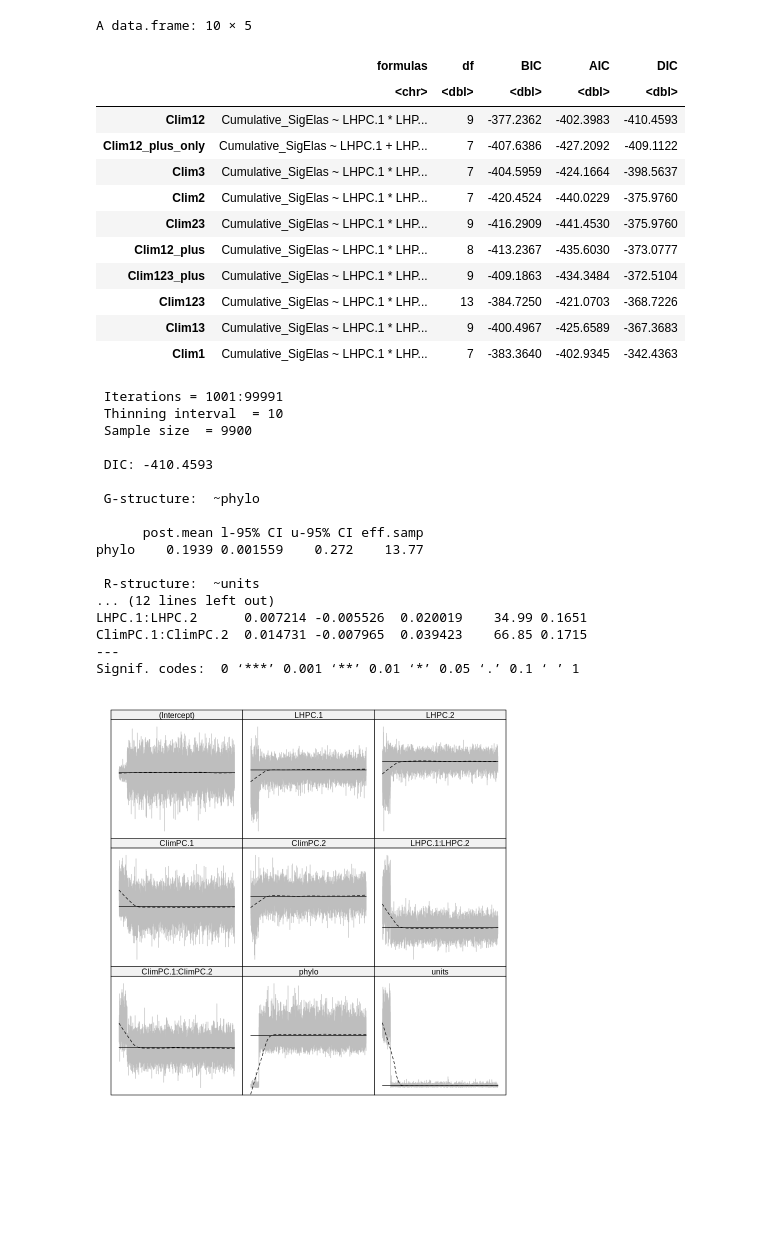
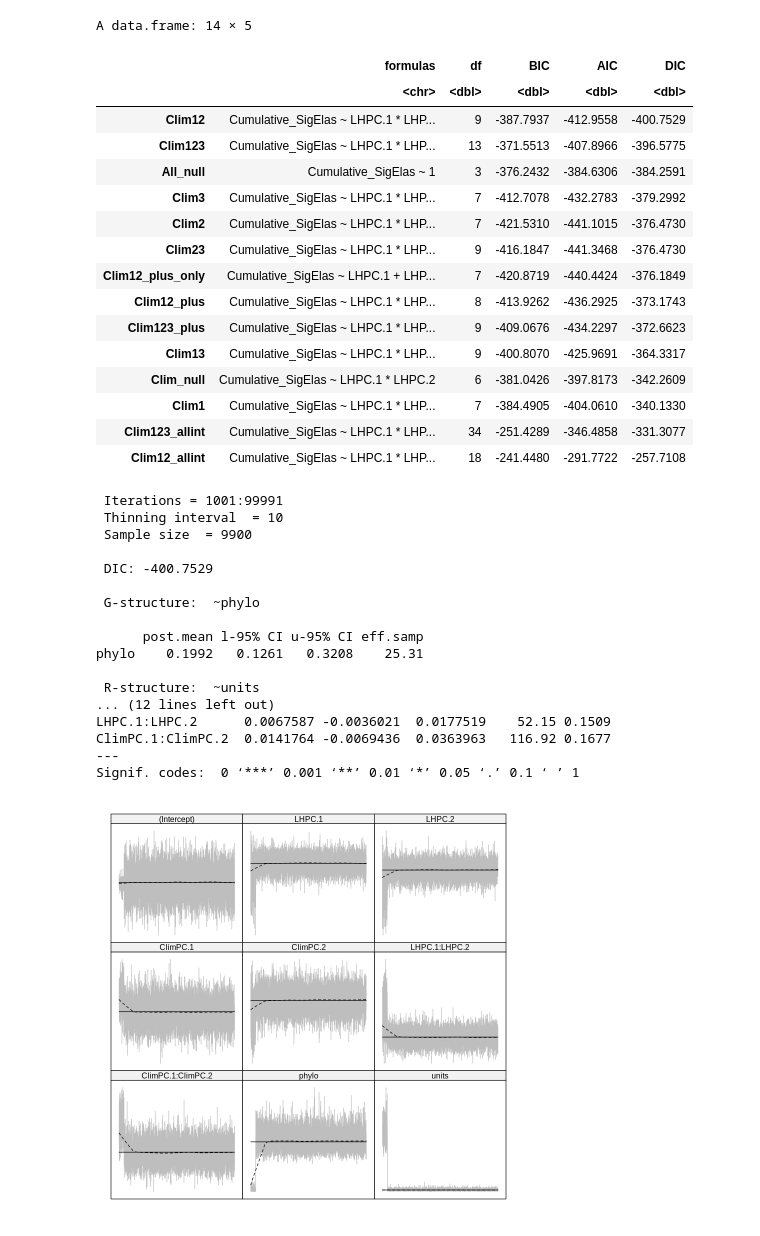
Before and after one commit to Ecosantos/Demogbuff-pops, a Jupyter notebook: 5a - MCMCglmm - Model selection.ipynb, the cells around one changed output. Saved outputs shown, nothing was run; the diff lists cells and outputs as text; code cells hidden in the pictures; blank space fills up the shorter version.

```diff
--- a/5a - MCMCglmm - Model selection.ipynb
+++ b/5a - MCMCglmm - Model selection.ipynb
@@ -83,5 +86,6 @@ load("Data/GLMMdata.Rdata")
 # %%
-data_model%>%glimpse()
+
+
 #'===========================================================
 # ---- Define priors ----
 #'===========================================================
@@ -122,6 +126,10 @@ fit_mcmcglmm <- function(formula) {
 }
 
 
+# Models all interactions
+Clim123_allint <- fit_mcmcglmm(Cumulative_SigElas ~ LHPC.1 * LHPC.2 * ClimPC.1 * ClimPC.2 * ClimPC.3);print("Clim12_allint - OK")
+Clim12_allint <- fit_mcmcglmm(Cumulative_SigElas ~ LHPC.1 * LHPC.2 * ClimPC.1 * ClimPC.2);print("Clim12_allint - OK")
+
 # Models with interactions
 Clim123 <- fit_mcmcglmm(Cumulative_SigElas ~ LHPC.1 * LHPC.2 + ClimPC.1 * ClimPC.2 * ClimPC.3);print("Clim123 - OK")
 Clim12 <- fit_mcmcglmm(Cumulative_SigElas ~ LHPC.1 * LHPC.2 + ClimPC.1 * ClimPC.2);print("Clim12 - OK")
@@ -133,10 +141,14 @@ Clim123_plus<-fit_mcmcglmm(Cumulative_SigElas~LHPC.1 * LHPC.2 + ClimPC.1 + ClimP
 Clim12_plus<-fit_mcmcglmm(Cumulative_SigElas~LHPC.1 * LHPC.2 + ClimPC.1 + ClimPC.2);print("Clim12_plus - OK")
 
 # Aditive for life history and climatic data
-Clim12_plus_only<-fit_mcmcglmm(Cumulative_SigElas~LHPC.1 + LHPC.2 + ClimPC.1 + ClimPC.2);print("Clim12 plusonly - OK")
+Clim12_plus_only<-fit_mcmcglmm(Cumulative_SigElas~LHPC.1 + LHPC.2 + ClimPC.1 + ClimPC.2);print("Clim12 plus_only - OK")
 
 # Models with single climatic variable
 Clim1 <- fit_mcmcglmm(Cumulative_SigElas ~ LHPC.1 * LHPC.2 + ClimPC.1);print("Clim1 - OK")
 Clim2 <- fit_mcmcglmm(Cumulative_SigElas ~ LHPC.1 * LHPC.2 + ClimPC.2);print("Clim2 - OK")
 Clim3 <- fit_mcmcglmm(Cumulative_SigElas ~ LHPC.1 * LHPC.2 + ClimPC.3);print("Clim3 - OK")
+
+# Null model
+All_null <- fit_mcmcglmm(Cumulative_SigElas ~ 1 );print("all_NULL - OK")
+Clim_null <- fit_mcmcglmm(Cumulative_SigElas ~ LHPC.1 * LHPC.2 );print("Clim_NULL - OK")
 # %% [output]
@@ -160,64 +169,71 @@ $ LHPC.1               <dbl> 4.0555225, -2.9624200, -3.5976811, 1.6025393, 1.0
 # %%
 forms<-lapply(
   lapply(
-    list(Clim1,Clim2,Clim3,
+    list(All_null,Clim_null,
+         Clim1,Clim2,Clim3,
          Clim123,
          Clim12,Clim13,Clim23,
          Clim123_plus,Clim12_plus,
-         Clim12_plus_only),formula),
+         Clim12_plus_only,
+         Clim123_allint,Clim123_allint),formula),
           function(f) paste(deparse(formula(f)), collapse = ""))%>%do.call(rbind,.)
 
 mod_out<-cbind(formulas=forms,
-  BIC(Clim1,Clim2,Clim3,Clim123,Clim12,Clim13,Clim23,Clim123_plus,Clim12_plus,Clim12_plus_only),
-  AIC=AIC(Clim1,Clim2,Clim3,Clim123,Clim12,Clim13,Clim23,Clim123_plus,Clim12_plus,Clim12_plus_only)[,2],
-  DIC=DIC(Clim1,Clim2,Clim3,Clim123,Clim12,Clim13,Clim2,Clim123_plus,Clim12_plus,Clim12_plus_only)[,2])%>%
+  BIC(All_null,Clim_null,Clim1,Clim2,Clim3,Clim123,Clim12,Clim13,Clim23,Clim123_plus,Clim12_plus,Clim12_plus_only,Clim123_allint,Clim12_allint),
+  AIC=AIC(All_null,Clim_null,Clim1,Clim2,Clim3,Clim123,Clim12,Clim13,Clim23,Clim123_plus,Clim12_plus,Clim12_plus_only,Clim123_allint,Clim12_allint)[,2],
+  DIC=DIC(All_null,Clim_null,Clim1,Clim2,Clim3,Clim123,Clim12,Clim13,Clim2,Clim123_plus,Clim12_plus,Clim12_plus_only,Clim123_allint,Clim12_allint)[,2])%>%
   arrange(DIC)
 
 mod_out
 
 
 Clim12%>%summary()
-
-allChains <- mcmcr::as.mcmc(cbind(Clim12$Sol,Clim12$VCV))
-plotMCMC::plotTrace(allChains)
 
 
 # Compare some models if necessary
 #summary(Clim123)
 #summary(Clim123_plus)
 #summary(Clim12_plus)
 #summary(Clim1)
 #summary(Clim12)
 #summary(Clim13)
 # %% [output]
-A data.frame: 10 × 5
+A data.frame: 14 × 5
 |  | formulas | df | BIC | AIC | DIC |
 |  | <chr> | <dbl> | <dbl> | <dbl> | <dbl> |
-| Clim12 | Cumulative_SigElas ~ LHPC.1 * LHP... | 9 | -377.2362 | -402.3983 | -410.4593 |
-| Clim12_plus_only | Cumulative_SigElas ~ LHPC.1 + LHP... | 7 | -407.6386 | -427.2092 | -409.1122 |
-| Clim3 | Cumulative_SigElas ~ LHPC.1 * LHP... | 7 | -404.5959 | -424.1664 | -398.5637 |
-| Clim2 | Cumulative_SigElas ~ LHPC.1 * LHP... | 7 | -420.4524 | -440.0229 | -375.9760 |
-| Clim23 | Cumulative_SigElas ~ LHPC.1 * LHP... | 9 | -416.2909 | -441.4530 | -375.9760 |
-| Clim12_plus | Cumulative_SigElas ~ LHPC.1 * LHP... | 8 | -413.2367 | -435.6030 | -373.0777 |
-| Clim123_plus | Cumulative_SigElas ~ LHPC.1 * LHP... | 9 | -409.1863 | -434.3484 | -372.5104 |
-| Clim123 | Cumulative_SigElas ~ LHPC.1 * LHP... | 13 | -384.7250 | -421.0703 | -368.7226 |
-| Clim13 | Cumulative_SigElas ~ LHPC.1 * LHP... | 9 | -400.4967 | -425.6589 | -367.3683 |
-| Clim1 | Cumulative_SigElas ~ LHPC.1 * LHP... | 7 | -383.3640 | -402.9345 | -342.4363 |
+| Clim12 | Cumulative_SigElas ~ LHPC.1 * LHP... | 9 | -387.7937 | -412.9558 | -400.7529 |
+| Clim123 | Cumulative_SigElas ~ LHPC.1 * LHP... | 13 | -371.5513 | -407.8966 | -396.5775 |
+| All_null | Cumulative_SigElas ~ 1 | 3 | -376.2432 | -384.6306 | -384.2591 |
+| Clim3 | Cumulative_SigElas ~ LHPC.1 * LHP... | 7 | -412.7078 | -432.2783 | -379.2992 |
+| Clim2 | Cumulative_SigElas ~ LHPC.1 * LHP... | 7 | -421.5310 | -441.1015 | -376.4730 |
+| Clim23 | Cumulative_SigElas ~ LHPC.1 * LHP... | 9 | -416.1847 | -441.3468 | -376.4730 |
+| Clim12_plus_only | Cumulative_SigElas ~ LHPC.1 + LHP... | 7 | -420.8719 | -440.4424 | -376.1849 |
+| Clim12_plus | Cumulative_SigElas ~ LHPC.1 * LHP... | 8 | -413.9262 | -436.2925 | -373.1743 |
+| Clim123_plus | Cumulative_SigElas ~ LHPC.1 * LHP... | 9 | -409.0676 | -434.2297 | -372.6623 |
+| Clim13 | Cumulative_SigElas ~ LHPC.1 * LHP... | 9 | -400.8070 | -425.9691 | -364.3317 |
+| Clim_null | Cumulative_SigElas ~ LHPC.1 * LHPC.2 | 6 | -381.0426 | -397.8173 | -342.2609 |
+| Clim1 | Cumulative_SigElas ~ LHPC.1 * LHP... | 7 | -384.4905 | -404.0610 | -340.1330 |
+| Clim123_allint | Cumulative_SigElas ~ LHPC.1 * LHP... | 34 | -251.4289 | -346.4858 | -331.3077 |
+| Clim12_allint | Cumulative_SigElas ~ LHPC.1 * LHP... | 18 | -241.4480 | -291.7722 | -257.7108 |
  Iterations = 1001:99991
  Thinning interval  = 10
  Sample size  = 9900
 
- DIC: -410.4593
+ DIC: -400.7529
 
  G-structure:  ~phylo
 
       post.mean l-95% CI u-95% CI eff.samp
-phylo    0.1939 0.001559    0.272    13.77
+phylo    0.1992   0.1261   0.3208    25.31
 
  R-structure:  ~units
 ... (12 lines left out)
-LHPC.1:LHPC.2      0.007214 -0.005526  0.020019    34.99 0.1651
-ClimPC.1:ClimPC.2  0.014731 -0.007965  0.039423    66.85 0.1715
+LHPC.1:LHPC.2      0.0067587 -0.0036021  0.0177519    52.15 0.1509
+ClimPC.1:ClimPC.2  0.0141764 -0.0069436  0.0363963   116.92 0.1677
 ---
 Signif. codes:  0 ‘***’ 0.001 ‘**’ 0.01 ‘*’ 0.05 ‘.’ 0.1 ‘ ’ 1
-[figure, removed]
+# %%
+allChains <- mcmcr::as.mcmc(cbind(Clim12$Sol,Clim12$VCV))
+plotMCMC::plotTrace(allChains)
+# %% [output]
+[figure, added]
```
Also changed, not shown: parts of 3 cells of this notebook, 41 other files.
